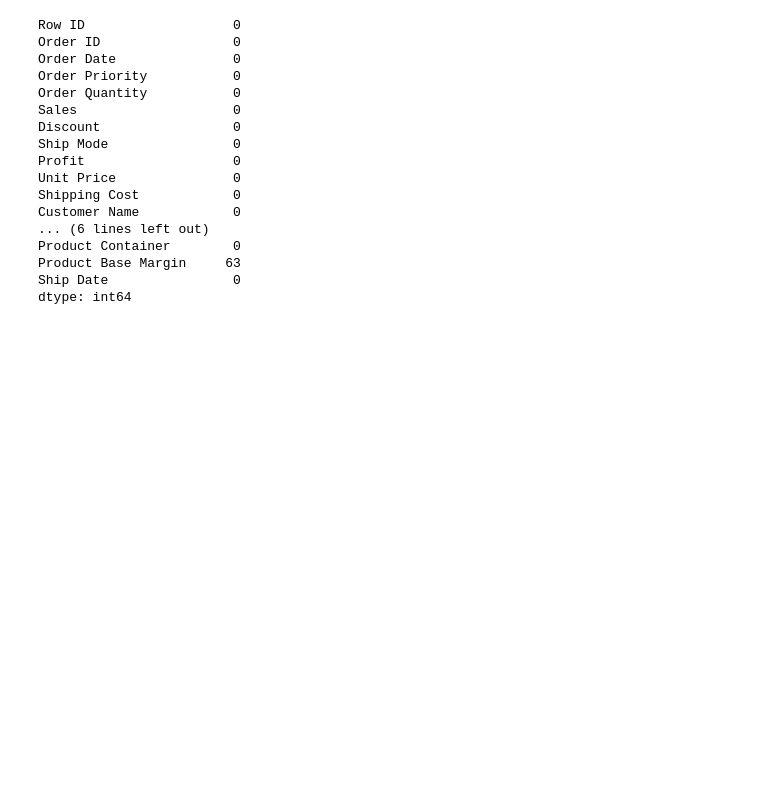
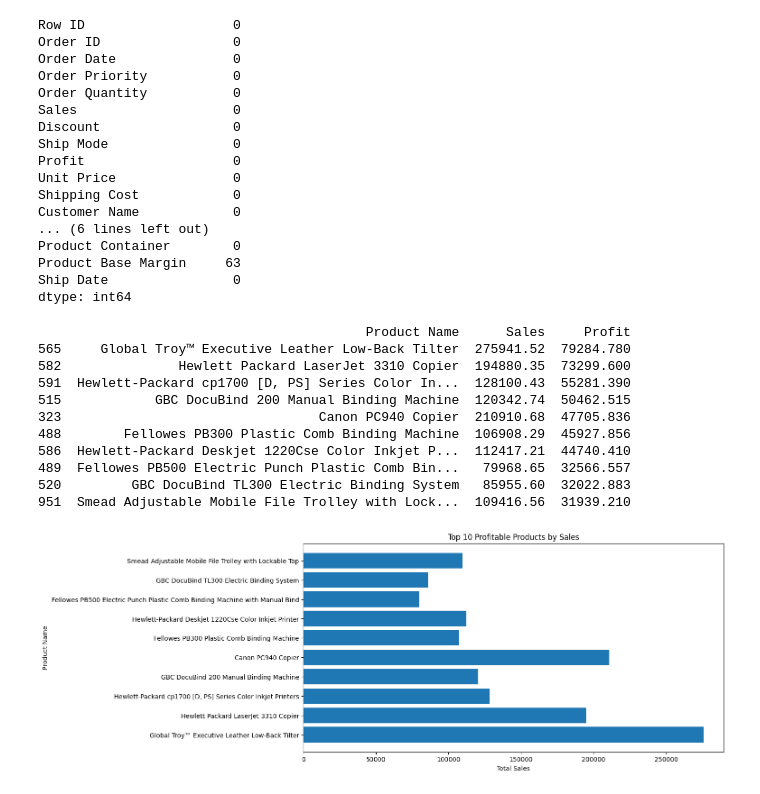
Before and after one commit to WNIA/python_data_analysis, a Jupyter notebook: data_analysis.ipynb, the cells around one changed output. Drawn from its saved outputs; the diff is of its cells as text; code cells hidden in the pictures; blank space fills up the shorter version.

Commit message:
Top 10 Profitable Products by Sales graph

```diff
--- a/data_analysis.ipynb
+++ b/data_analysis.ipynb
@@ -73,3 +75,37 @@ Product Container        0
 Product Base Margin     63
 Ship Date                0
 dtype: int64
+# %%
+# Group by product name
+product_group = df.groupby('Product Name')
+
+# Calculate total sales and profit
+product_sum = product_group[['Sales', 'Profit']].sum().reset_index()
+
+# Top 10 Products sorted by profit
+top_product_sort = product_sum.sort_values(by='Profit', ascending=False).head(10)
+
+print(top_product_sort)
+
+# Graph Plot
+plt.figure(figsize=(12, 6))
+plt.barh(top_product_sort['Product Name'], top_product_sort['Sales'])
+plt.ylabel('Product Name')
+plt.xlabel('Total Sales')
+plt.title('Top 10 Profitable Products by Sales')
+
+
+plt.show()
+# %% [output]
+                                          Product Name      Sales     Profit
+565     Global Troy™ Executive Leather Low-Back Tilter  275941.52  79284.780
+582               Hewlett Packard LaserJet 3310 Copier  194880.35  73299.600
+591  Hewlett-Packard cp1700 [D, PS] Series Color In...  128100.43  55281.390
+515            GBC DocuBind 200 Manual Binding Machine  120342.74  50462.515
+323                                 Canon PC940 Copier  210910.68  47705.836
+488        Fellowes PB300 Plastic Comb Binding Machine  106908.29  45927.856
+586  Hewlett-Packard Deskjet 1220Cse Color Inkjet P...  112417.21  44740.410
+489  Fellowes PB500 Electric Punch Plastic Comb Bin...   79968.65  32566.557
+520         GBC DocuBind TL300 Electric Binding System   85955.60  32022.883
+951  Smead Adjustable Mobile File Trolley with Lock...  109416.56  31939.210
+[figure, added]
```
Also changed, not shown: parts of 2 cells of this notebook.
